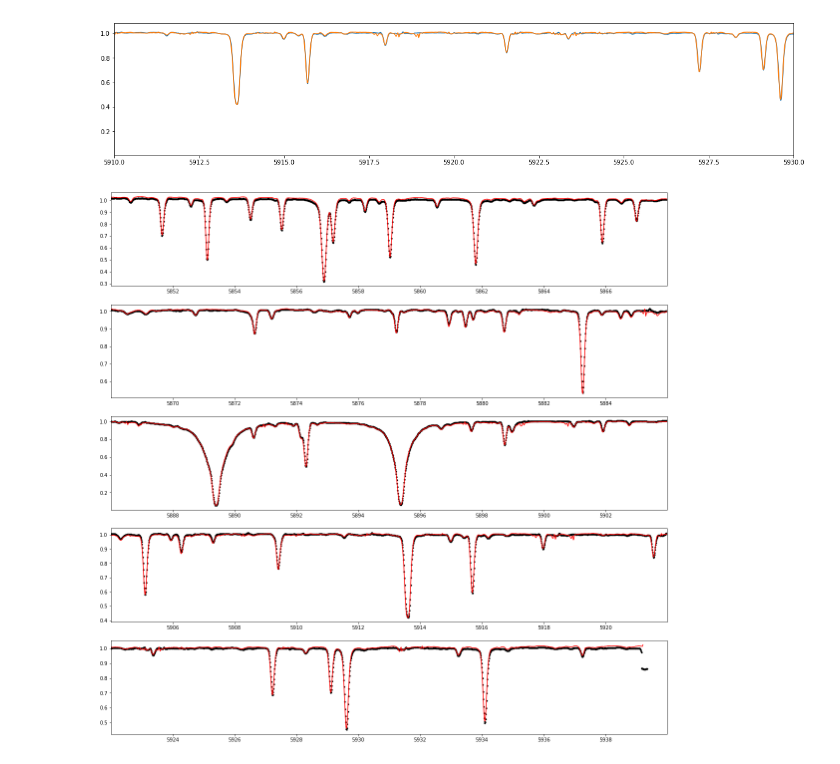
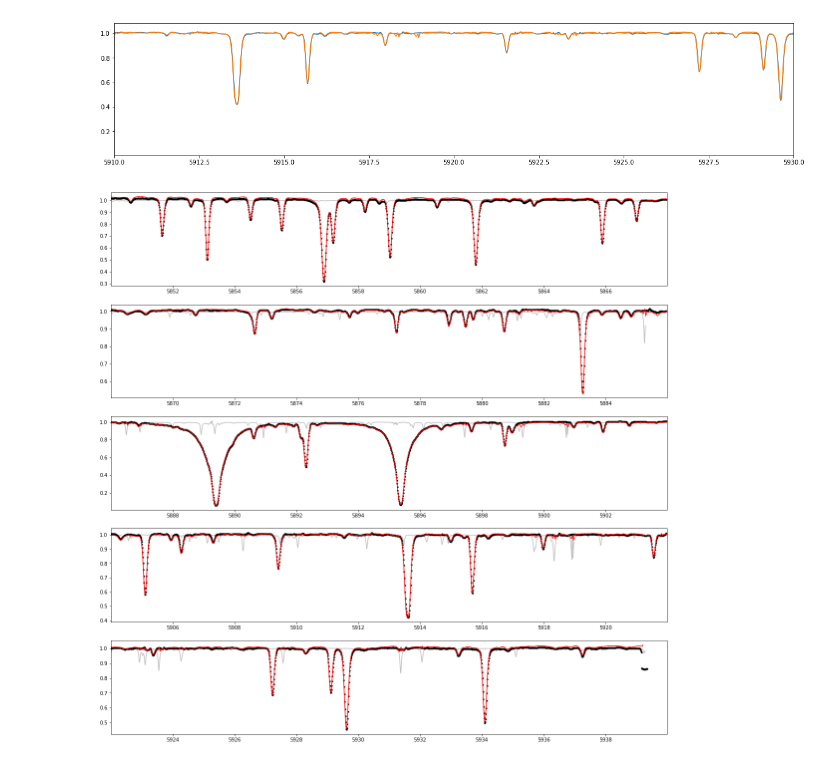
Before and after one commit to bmorris3/sharp, a Jupyter notebook: cnn/compare_grid.ipynb, the cells around one changed output. Drawn from its saved outputs; the diff is of its cells as text; code cells hidden in the pictures.

```diff
--- a/cnn/compare_grid.ipynb
+++ b/cnn/compare_grid.ipynb
@@ -74,7 +74,7 @@ Remove tellurics
 # %%
 from astropy.io import fits
 
-arcturus = fits.getdata('/Users/bmmorris/Desktop/whoseline/arcturus_atlas/visual/ardata.fits')
+arcturus = fits.getdata('../data/ardata.fits')
 # %%
 from scipy.optimize import fmin_l_bfgs_b, fmin_powell
 from scipy.interpolate import interp1d
@@ -145,21 +145,20 @@ plt.xlim([5910, 5930])
 # %%
 fig, ax = plt.subplots(5, 1, figsize=(20, 20))
 
 for i, inds in enumerate(np.split(np.arange(len(wl)+1), 5)):
     inds = inds[:-1]
     ax[i].plot(wl[inds], sun_tellurics_corrected[inds], '.k', ms=5)
     ax[i].plot(wl[inds], sco_tellurics_corrected[inds], color='r')
 
 #     ax[i].plot(wl[inds], shifted_18sco[inds] - median_sun[inds] + 1, color='DodgerBlue', ms=5)
 
-#     inbounds = (wl[inds].max() > arcturus['WAVELENGTH']) & (wl[inds].min() < arcturus['WAVELENGTH'])
-#     wl_tellurics, tellurics = arcturus['WAVELENGTH'][inbounds], arcturus['TELLURIC'][inbounds]
-#     tellurics[tellurics < 0] = 1
-#     ax[i].plot(wl_tellurics - 0.55, tellurics, color='gray')
+    inbounds = (wl[inds].max() > arcturus['WAVELENGTH']) & (wl[inds].min() < arcturus['WAVELENGTH'])
+    wl_tellurics, tellurics = arcturus['WAVELENGTH'][inbounds], arcturus['TELLURIC'][inbounds]
+    tellurics[tellurics < 0] = 1
+    ax[i].plot(wl_tellurics - 0.7, tellurics, color='silver', zorder=-10)
 
     ax[i].set_xlim([wl[inds].min(), wl[inds].max()])
 
 plt.savefig('plots/overlap.png', bbox_inches='tight', dpi=250)
-# plt.plot(wl, median_sun - shifted_18sco)
 # %% [output]
-[figure, old version]
+[figure, new version]
```
Also changed, not shown: parts of 13 cells of this notebook, 2 other files.
